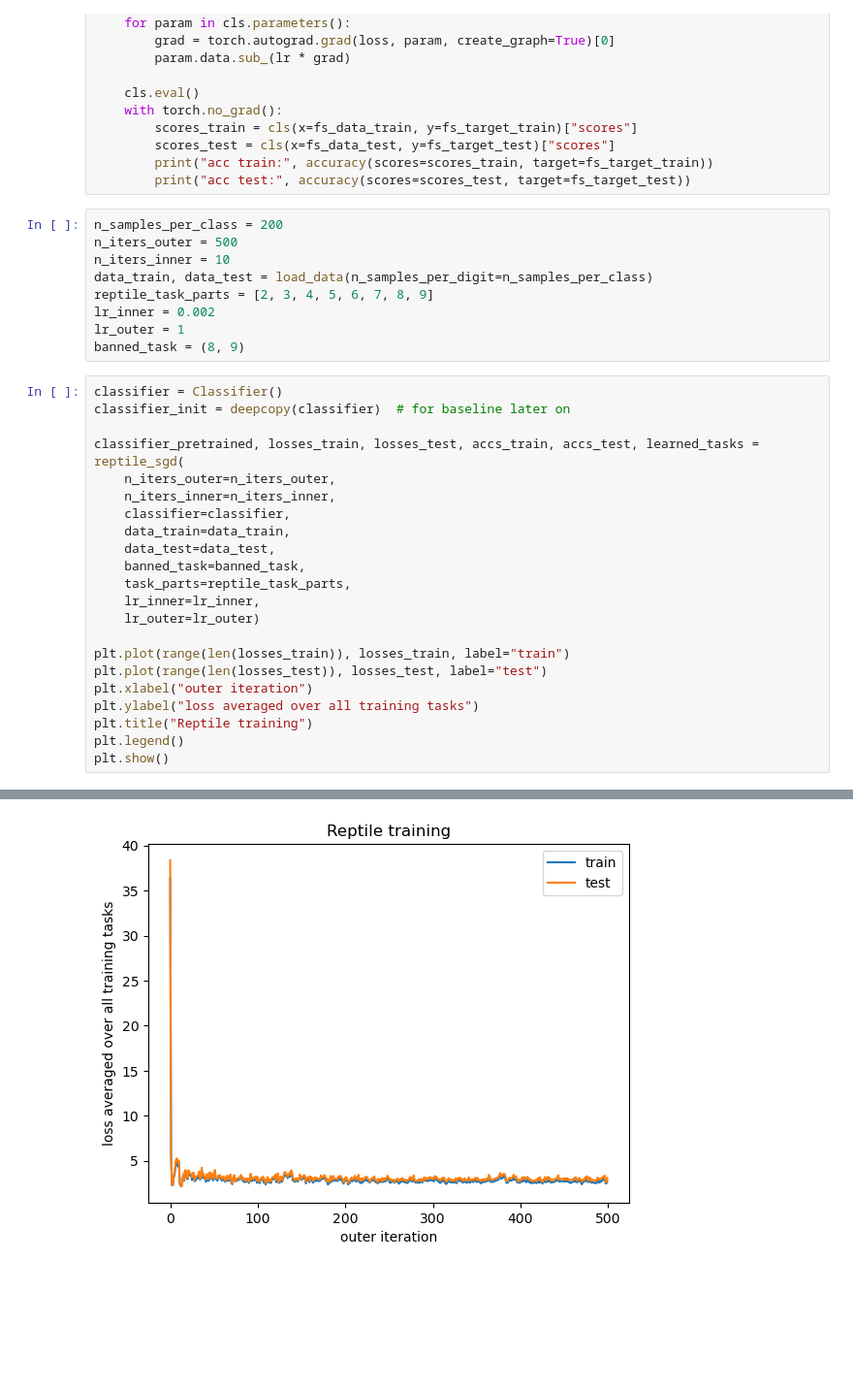
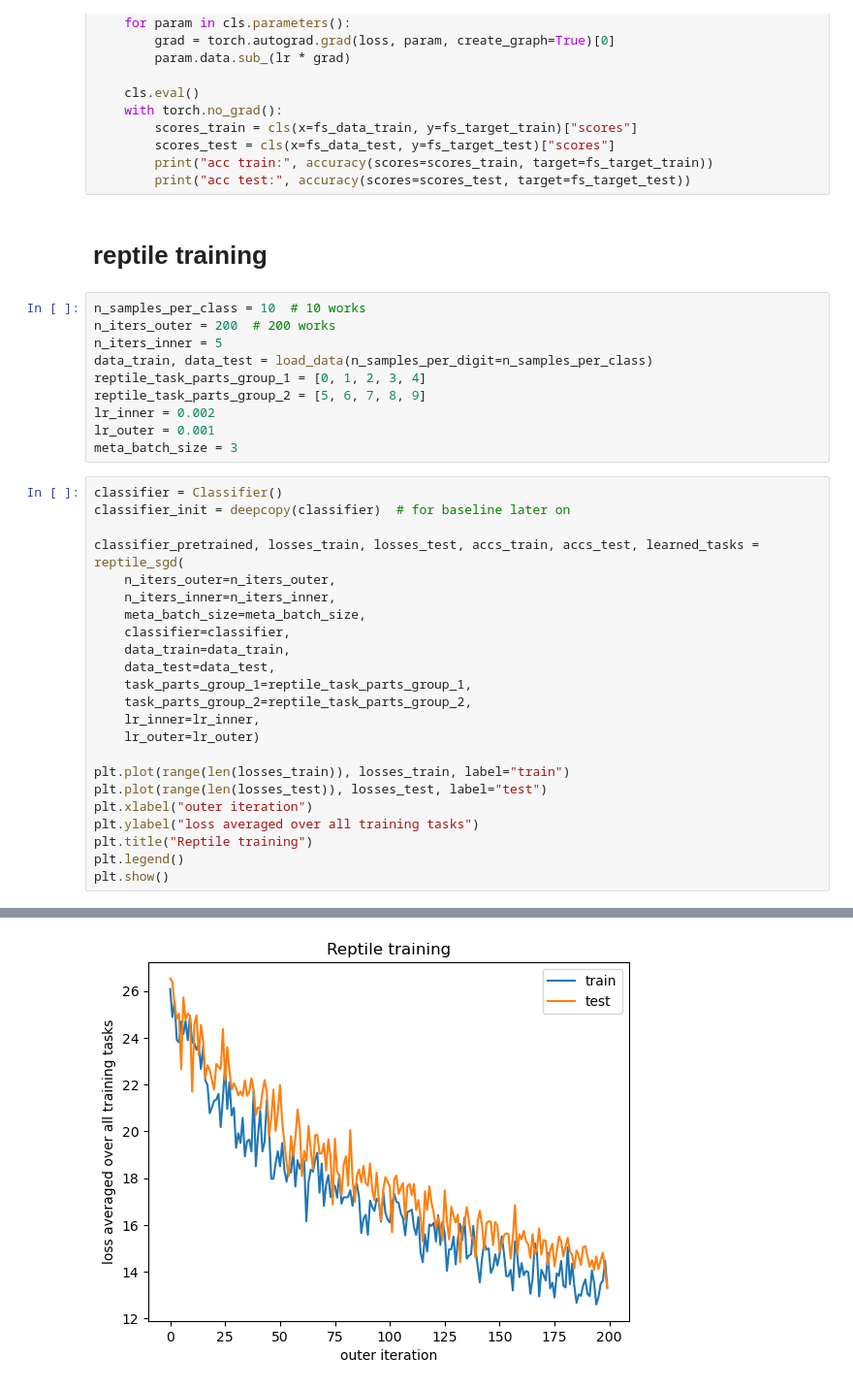
Before and after one commit to MilanKalkenings/small_machine_learning_projects, a Jupyter notebook: src/reptile/reptile.ipynb, the cells around one changed output, grey strips where cells are left out. Shown at 97% size. Saved outputs shown, nothing was run; the diff lists cells and outputs as text; blank space fills up the shorter version.

```diff
--- a/src/reptile/reptile.ipynb
+++ b/src/reptile/reptile.ipynb
@@ -208,15 +230,18 @@ def evaluate_few_shot(
         scores_test = cls(x=fs_data_test, y=fs_target_test)["scores"]
         print("acc train:", accuracy(scores=scores_train, target=fs_target_train))
         print("acc test:", accuracy(scores=scores_test, target=fs_target_test))
+# %% [markdown]
+# reptile training
 # %%
-n_samples_per_class = 200
-n_iters_outer = 500
-n_iters_inner = 10
+n_samples_per_class = 10  # 10 works
+n_iters_outer = 200  # 200 works
+n_iters_inner = 5
 data_train, data_test = load_data(n_samples_per_digit=n_samples_per_class)
-reptile_task_parts = [2, 3, 4, 5, 6, 7, 8, 9]
+reptile_task_parts_group_1 = [0, 1, 2, 3, 4]
+reptile_task_parts_group_2 = [5, 6, 7, 8, 9]
 lr_inner = 0.002
-lr_outer = 1
-banned_task = (8, 9)
+lr_outer = 0.001
+meta_batch_size = 3
 # %%
 classifier = Classifier()
 classifier_init = deepcopy(classifier)  # for baseline later on
@@ -224,11 +249,12 @@ classifier_init = deepcopy(classifier)  # for baseline later on
 classifier_pretrained, losses_train, losses_test, accs_train, accs_test, learned_tasks = reptile_sgd(
     n_iters_outer=n_iters_outer,
     n_iters_inner=n_iters_inner,
+    meta_batch_size=meta_batch_size,
     classifier=classifier,
     data_train=data_train,
     data_test=data_test,
-    banned_task=banned_task,
-    task_parts=reptile_task_parts,
+    task_parts_group_1=reptile_task_parts_group_1,
+    task_parts_group_2=reptile_task_parts_group_2,
     lr_inner=lr_inner,
     lr_outer=lr_outer)
 
@@ -253,4 +273,4 @@ iteration 500
-[figure, old version]
+[figure, new version]
 # %%
 plt.plot(range(len(accs_train)), accs_train, label="train")
 plt.plot(range(len(accs_test)), accs_test, label="test")
```
Also changed, not shown: parts of 14 cells of this notebook, 2 other files.
